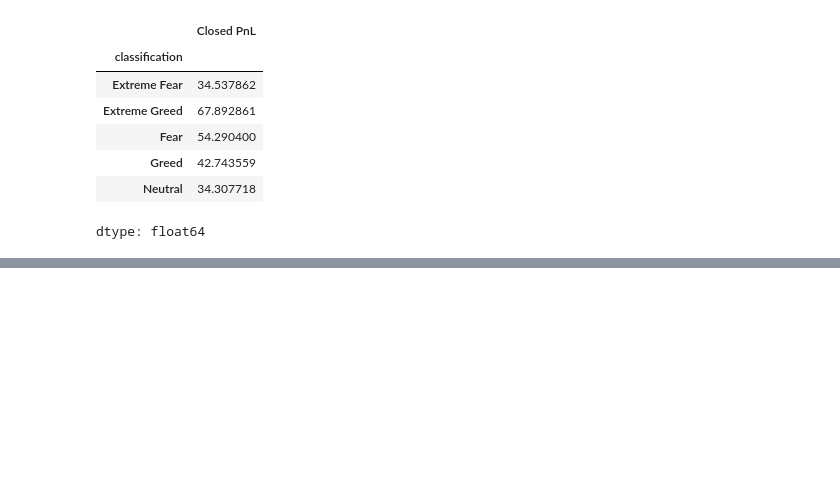
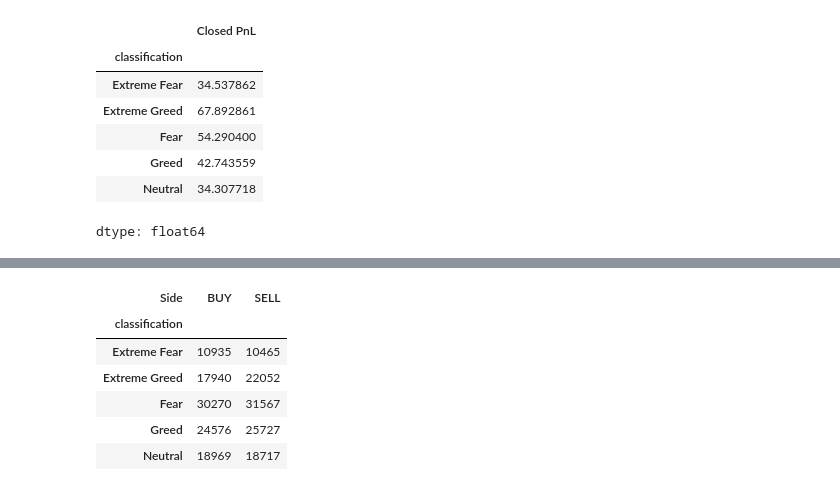
Before and after one commit to AqsaNabi/trader-sentiment-analysis, a Jupyter notebook: Sentiment_Analysis.ipynb, the cells around one changed output, grey strips where cells are left out. Saved outputs shown, nothing was run; the diff lists cells and outputs as text; code cells hidden in the pictures; blank space fills up the shorter version.

```diff
--- a/Sentiment_Analysis.ipynb
+++ b/Sentiment_Analysis.ipynb
@@ -82,0 +96,10 @@ dtype: float64
+# %%
+joinedDf_df.groupby(['classification', 'Side']).size().unstack()
+# %% [output]
+| Side | BUY | SELL |
+| classification |  |  |
+| Extreme Fear | 10935 | 10465 |
+| Extreme Greed | 17940 | 22052 |
+| Fear | 30270 | 31567 |
+| Greed | 24576 | 25727 |
+| Neutral | 18969 | 18717 |
```
Also changed, not shown: parts of 3 cells of this notebook.
